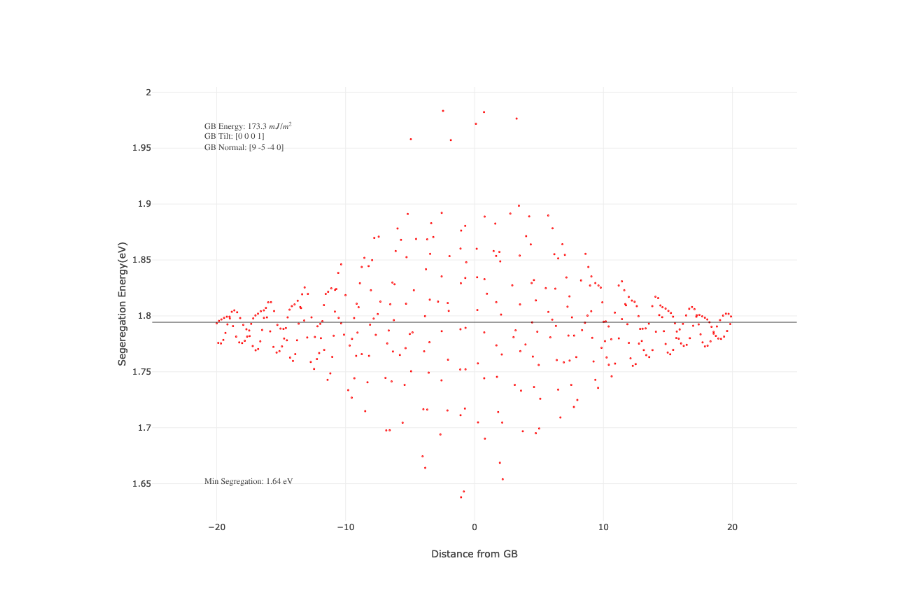
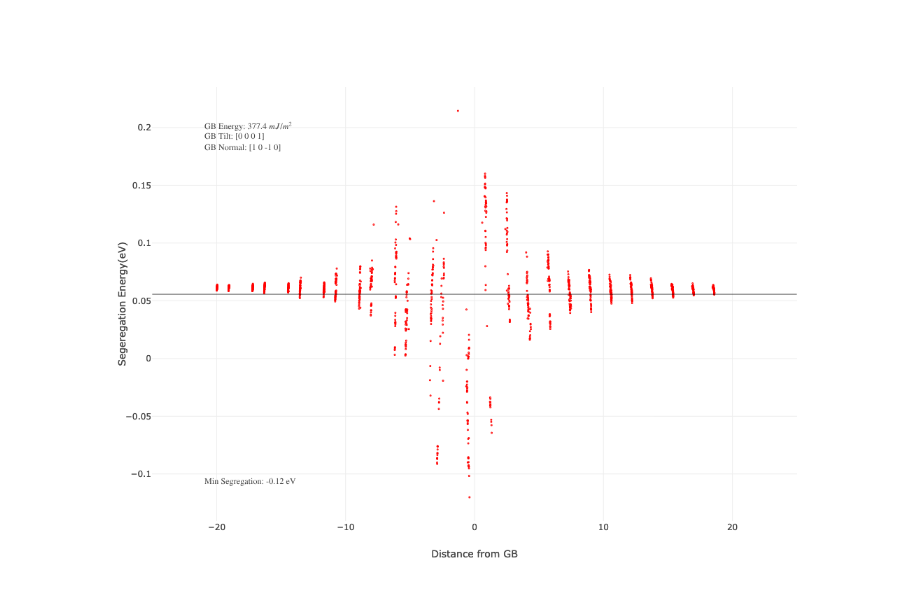
Before and after one commit to northernjay885/Machine-Learning-for-Predicting-Aluminum-Segregation-to-Magnesium-Grain-Boundaries, a Jupyter notebook: GB_Energy_distribution.ipynb, the cells around one changed output. Cells and saved outputs as stored; diff of their text form; code cells hidden in the pictures.

```diff
--- a/GB_Energy_distribution.ipynb
+++ b/GB_Energy_distribution.ipynb
@@ -7,7 +7,7 @@ from plotly.tools import FigureFactory as FF
 import json
 import numpy as np
 # %%
-mat = io.loadmat('data_Mg_GBperatom_seg_dump.mat')
+mat = io.loadmat('data_Mg_GBperatom_seg_2Al_dump.mat')
 
 length_A = mat['A'].shape[1]
 
@@ -101,6 +101,6 @@ def draw_peratom_energy(mat , gb_num):
                   )
     plot = py.iplot(go.Figure(data = data, layout = layout), filename='test')
 # %%
-draw_peratom_energy(mat , 28)
+draw_peratom_energy(mat , 15)
 # %% [output]
-[figure, old version]
+[figure, new version]
```
